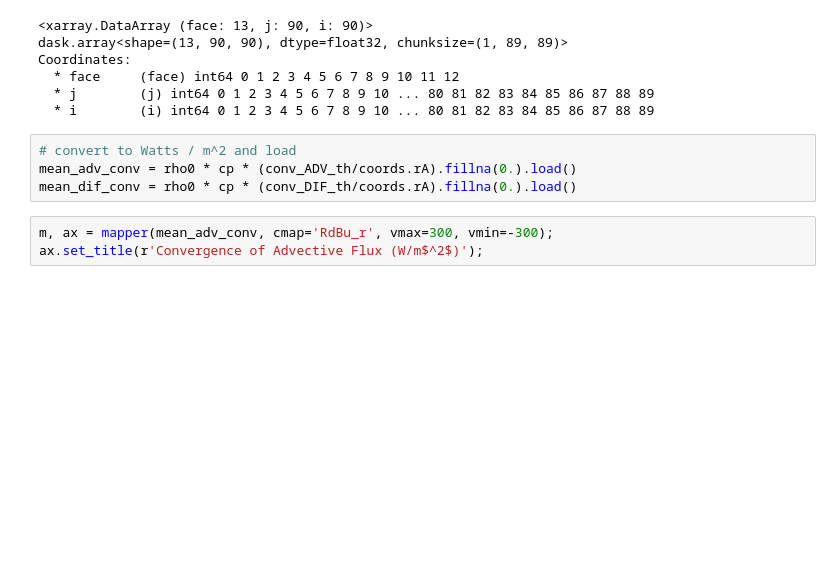
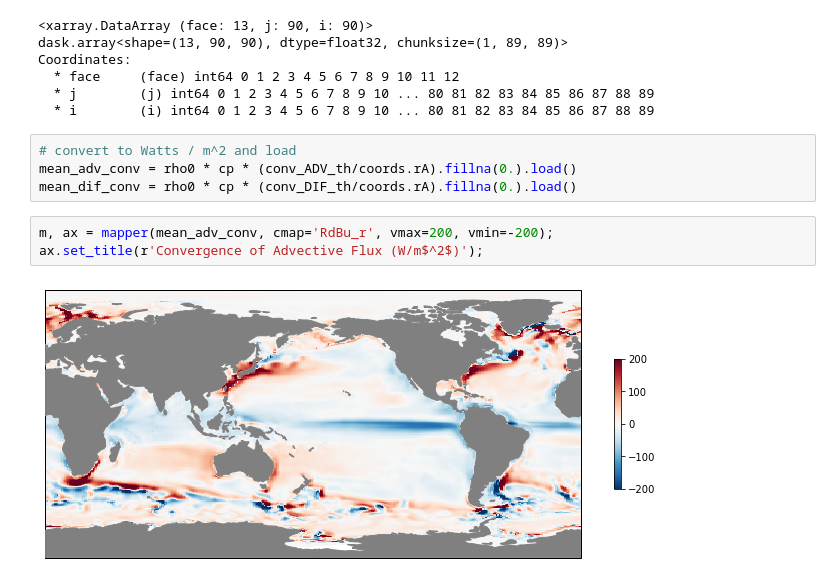
Before and after one commit to cpatrizio88/pangeo_ECCO, a Jupyter notebook: test_ecco.ipynb, the cells around one changed output. Drawn from its saved outputs; the diff is of its cells as text; blank space fills up the shorter version.

```diff
--- a/test_ecco.ipynb
+++ b/test_ecco.ipynb
@@ -307,6 +307,8 @@ Coordinates:
 mean_adv_conv = rho0 * cp * (conv_ADV_th/coords.rA).fillna(0.).load()
 mean_dif_conv = rho0 * cp * (conv_DIF_th/coords.rA).fillna(0.).load()
 # %%
-m, ax = mapper(mean_adv_conv, cmap='RdBu_r', vmax=300, vmin=-300);
+m, ax = mapper(mean_adv_conv, cmap='RdBu_r', vmax=200, vmin=-200);
 ax.set_title(r'Convergence of Advective Flux (W/m$^2$)');
+# %% [output]
+[figure, added]
 # %%
```
Also changed, not shown: parts of 13 cells of this notebook, 1 other file.
